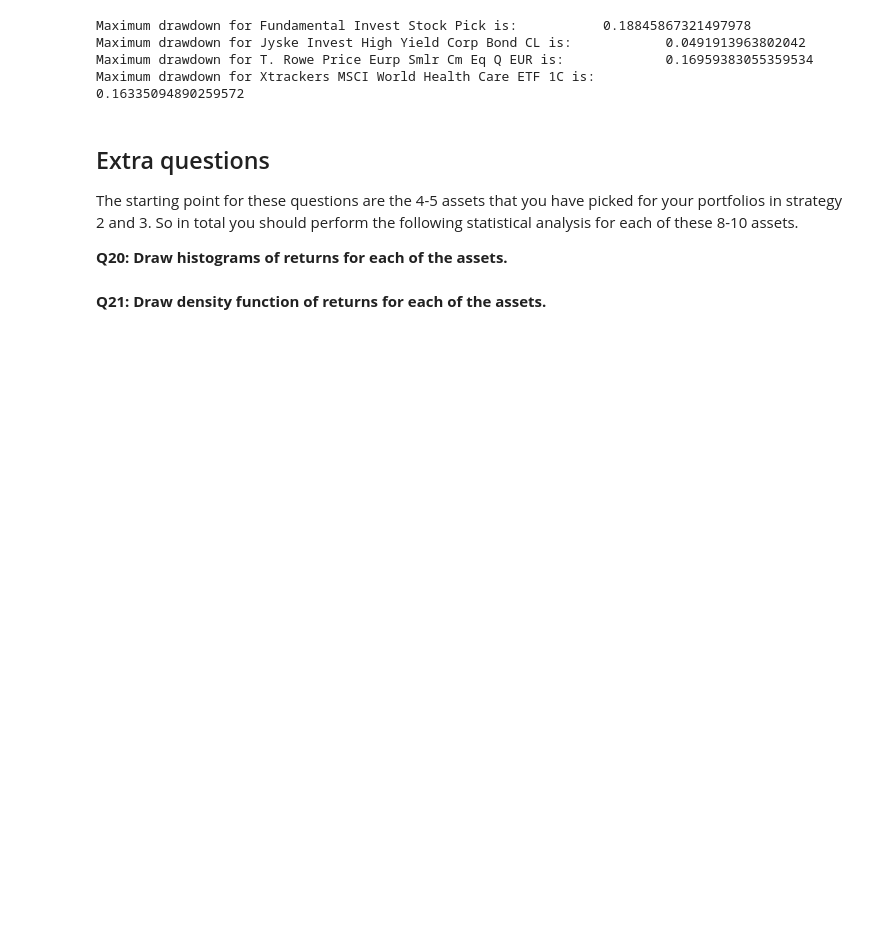
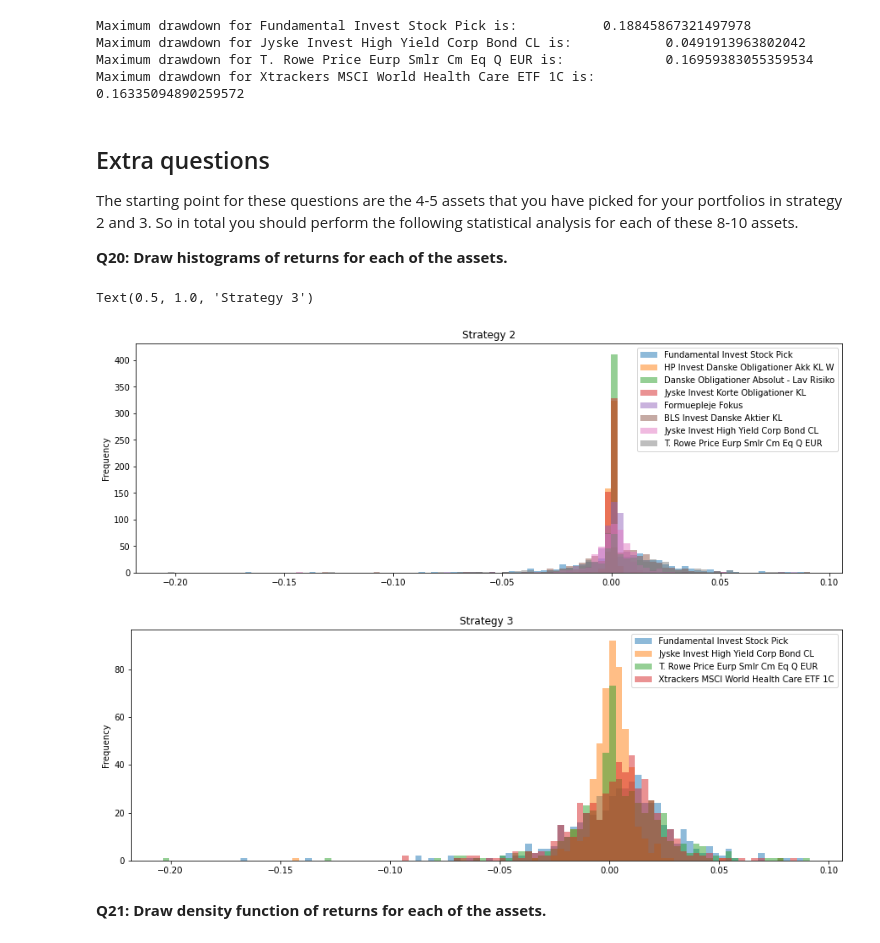
Before and after one commit to jennyjyu/financial-engineering, a Jupyter notebook: Project 3/Project 3.ipynb, the cells around one changed output. Saved outputs shown, nothing was run; the diff lists cells and outputs as text; code cells hidden in the pictures; blank space fills up the shorter version.

```diff
--- a/Project 3/Project 3.ipynb
+++ b/Project 3/Project 3.ipynb
@@ -968,5 +968,19 @@ Maximum drawdown for Xtrackers MSCI World Health Care ETF 1C is:
 The starting point for these questions are the 4-5 assets that you have picked for your portfolios in strategy 2 and 3. So in total you should perform the following statistical analysis for each of these 8-10 assets.
 
 **Q20: Draw histograms of returns for each of the assets.**
+# %%
+strategy_2 = data[subsetMST_df5.columns]
+
+strategy_3 = data[subsetMST_df6_cluster.columns]
+# %%
+strategy_2.plot.hist(alpha=0.5, figsize=(15,5), bins=100)
+plt.title("Strategy 2")
+
+strategy_3.plot.hist(alpha=0.5, figsize=(15,5), bins=100)
+plt.title("Strategy 3")
+# %% [output]
+Text(0.5, 1.0, 'Strategy 3')
+[figure, added]
+[figure, added]
 # %% [markdown]
 **Q21: Draw density function of returns for each of the assets.**
```
Also changed, not shown: parts of 10 cells of this notebook.
